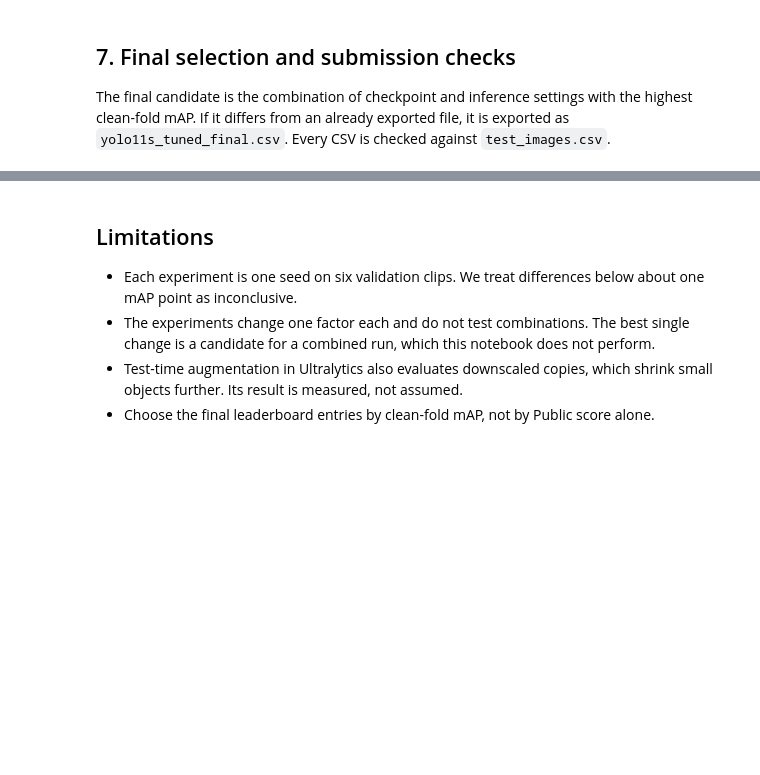
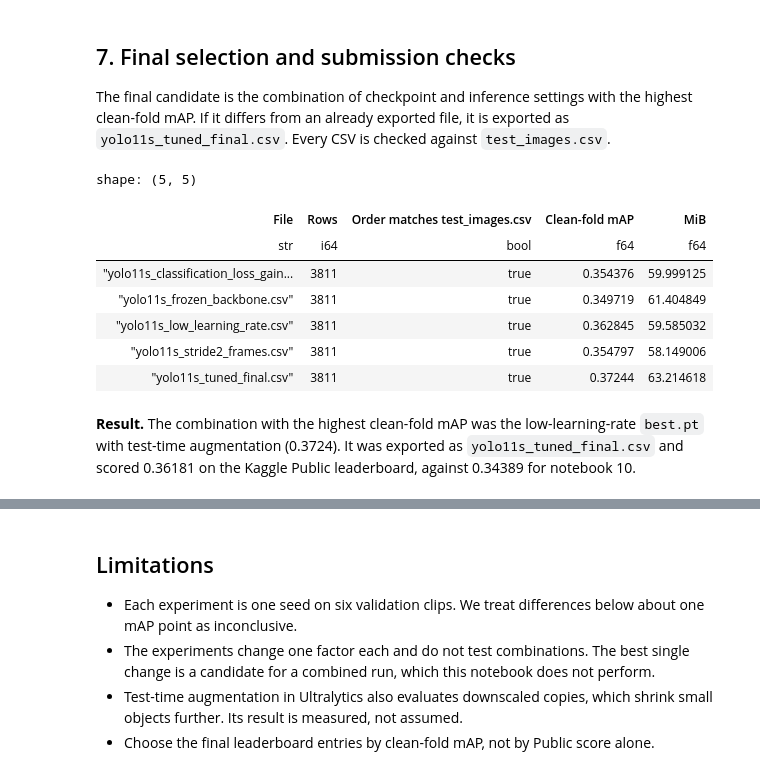
Before and after one commit to ke1rro/hm2, a Jupyter notebook: notebooks/11_yolo11s_tuning_experiments.ipynb, the cells around one changed output, grey strips where cells are left out. Cells and saved outputs as stored; diff of their text form; code cells hidden in the pictures; blank space fills up the shorter version.

```diff
--- a/notebooks/11_yolo11s_tuning_experiments.ipynb
+++ b/notebooks/11_yolo11s_tuning_experiments.ipynb
@@ -670,6 +844,10 @@ The final candidate is the combination of checkpoint and inference settings with
 highest clean-fold mAP. If it differs from an already exported file, it is exported as
 `yolo11s_tuned_final.csv`. Every CSV is checked against `test_images.csv`.
 # %%
+for recorded_file in SUMMARY_DIRECTORY.glob("yolo11s_*"):
+    if not (SUBMISSION_DIRECTORY / recorded_file.name).is_file():
+        shutil.copy2(recorded_file, SUBMISSION_DIRECTORY / recorded_file.name)
+has_exported = not recorded_inference.is_file()
 if SHOULD_EXPORT_SUBMISSIONS and inference_rows:
     final = max(inference_rows, key=lambda row: row["map_100"])
     final_settings = (
@@ -680,34 +858,48 @@ if SHOULD_EXPORT_SUBMISSIONS and inference_rows:
     best_record = max(results.values(), key=lambda record: record["map_100"])
     if best_record["experiment"] == "baseline" and final["Inference"] == "default":
         display(Markdown("The submitted notebook 10 checkpoint remains the best candidate."))
-    else:
+    elif not (SUBMISSION_DIRECTORY / "yolo11s_tuned_final.csv").is_file():
         export_submission(Path(best_record["path"]), "tuned_final", final_settings, final)
+        has_exported = True
     checks = []
     for path in sorted(SUBMISSION_DIRECTORY.glob("yolo11s_*.csv")):
         written = pl.read_csv(path, schema_overrides={"image_id": pl.String})
         metadata = json.loads(path.with_suffix(".metadata.json").read_text())
         checks.append(
             {
                 "File": path.name,
                 "Rows": written.height,
                 "Order matches test_images.csv": written["image_id"].to_list()
                 == test_frames["image_id"].to_list(),
                 "Clean-fold mAP": metadata["clean_fold_map_100"],
                 "MiB": path.stat().st_size / 1024**2,
             }
         )
     display(pl.from_dicts(checks))
-    if drive_api is not None and batch_folder is not None:
-        summary_directory = MIRROR_ROOT / "summary"
+    if has_exported and drive_api is not None and batch_folder is not None:
+        summary_directory = SUMMARY_DIRECTORY
         summary_directory.mkdir(parents=True, exist_ok=True)
         for path in [
             *SUBMISSION_DIRECTORY.glob("yolo11s_*"),
             RUN_PROJECT / "baseline_evaluation.json",
             RUN_PROJECT / "inference_evaluation.json",
         ]:
             if path.is_file():
                 shutil.copy2(path, summary_directory / path.name)
         publish_snapshot(summary_directory)
         sync_checkpoint_to_drive_api(
             drive_api, summary_directory, drive_api.folder(batch_folder, "summary")
         )
+# %% [output]
+shape: (5, 5)
+| File | Rows | Order matches test_images.csv | Clean-fold mAP | MiB |
+| str | i64 | bool | f64 | f64 |
+| "yolo11s_classification_loss_gain... | 3811 | true | 0.354376 | 59.999125 |
+| "yolo11s_frozen_backbone.csv" | 3811 | true | 0.349719 | 61.404849 |
+| "yolo11s_low_learning_rate.csv" | 3811 | true | 0.362845 | 59.585032 |
+| "yolo11s_stride2_frames.csv" | 3811 | true | 0.354797 | 58.149006 |
+| "yolo11s_tuned_final.csv" | 3811 | true | 0.37244 | 63.214618 |
+# %% [markdown]
+**Result.** The combination with the highest clean-fold mAP was the low-learning-rate
+`best.pt` with test-time augmentation (0.3724). It was exported as `yolo11s_tuned_final.csv`
+and scored 0.36181 on the Kaggle Public leaderboard, against 0.34389 for notebook 10.
```
Also changed, not shown: parts of 11 cells of this notebook, 1 other file.
